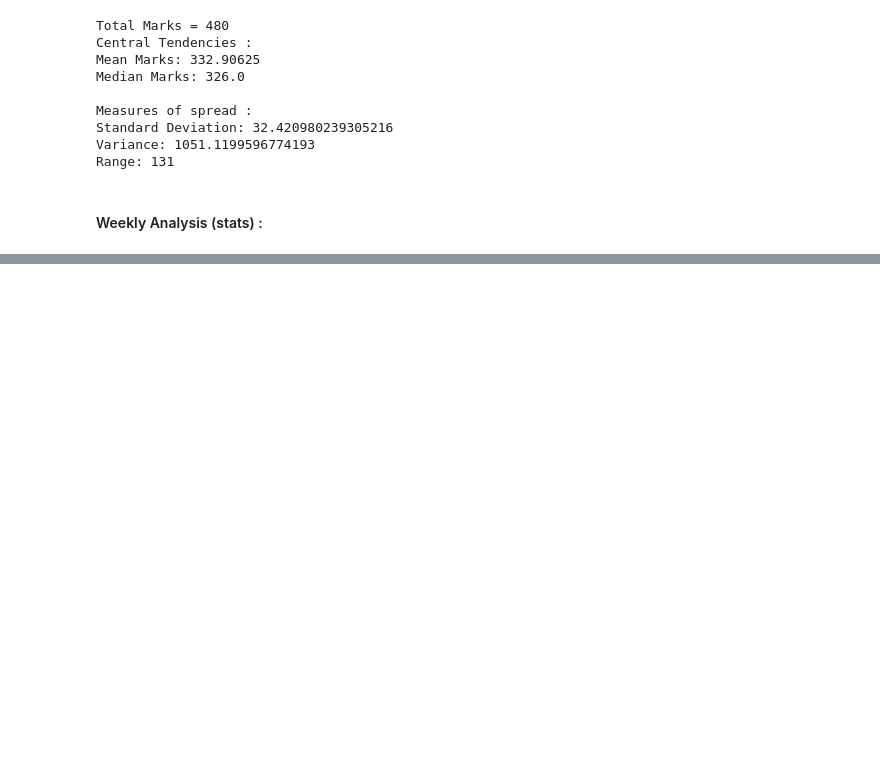
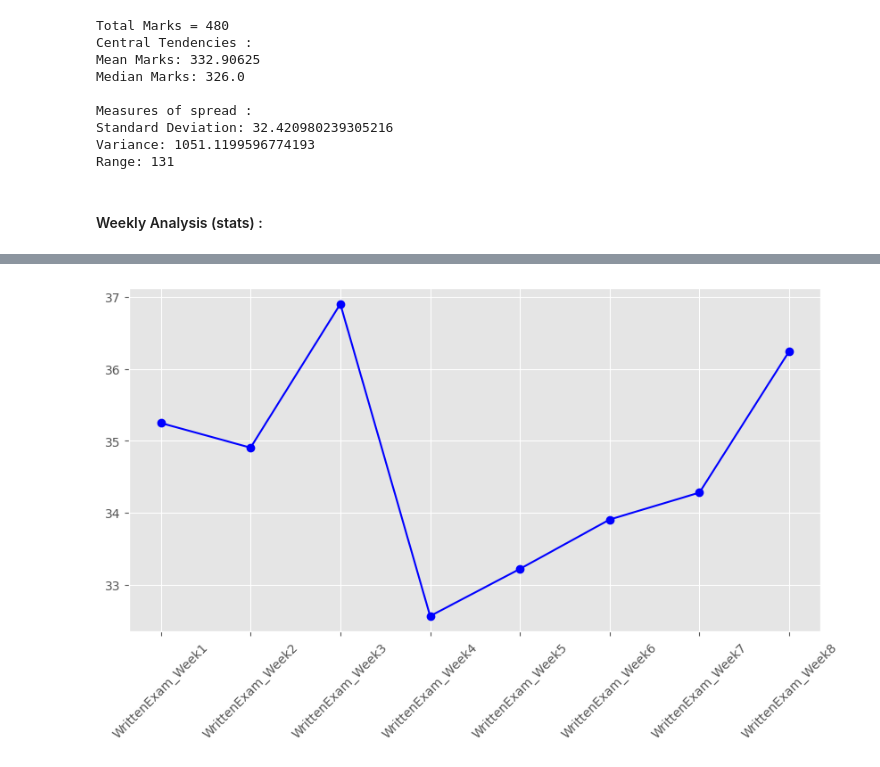
Before and after one commit to MrQuestionbank/Python-Course-Work, a Jupyter notebook: Projects/Data_Analytics_Projects/Students_Analysis.ipynb, the cells around one changed output, grey strips where cells are left out. Saved outputs shown, nothing was run; the diff lists cells and outputs as text; code cells hidden in the pictures; blank space fills up the shorter version.

```diff
--- a/Projects/Data_Analytics_Projects/Students_Analysis.ipynb
+++ b/Projects/Data_Analytics_Projects/Students_Analysis.ipynb
@@ -164,0 +198,8 @@ Range: 131
+# %%
+# Exam Trends :
+plt.figure(figsize = (10,5))
+plt.plot(weekly_exam_avg.index, weekly_exam_avg.values, marker = 'o', label = 'Exam Trends', color = 'blue')
+plt.xticks(rotation = 45)
+plt.show()
+# %% [output]
+[figure, added]
```
Also changed, not shown: parts of 2 cells of this notebook.
